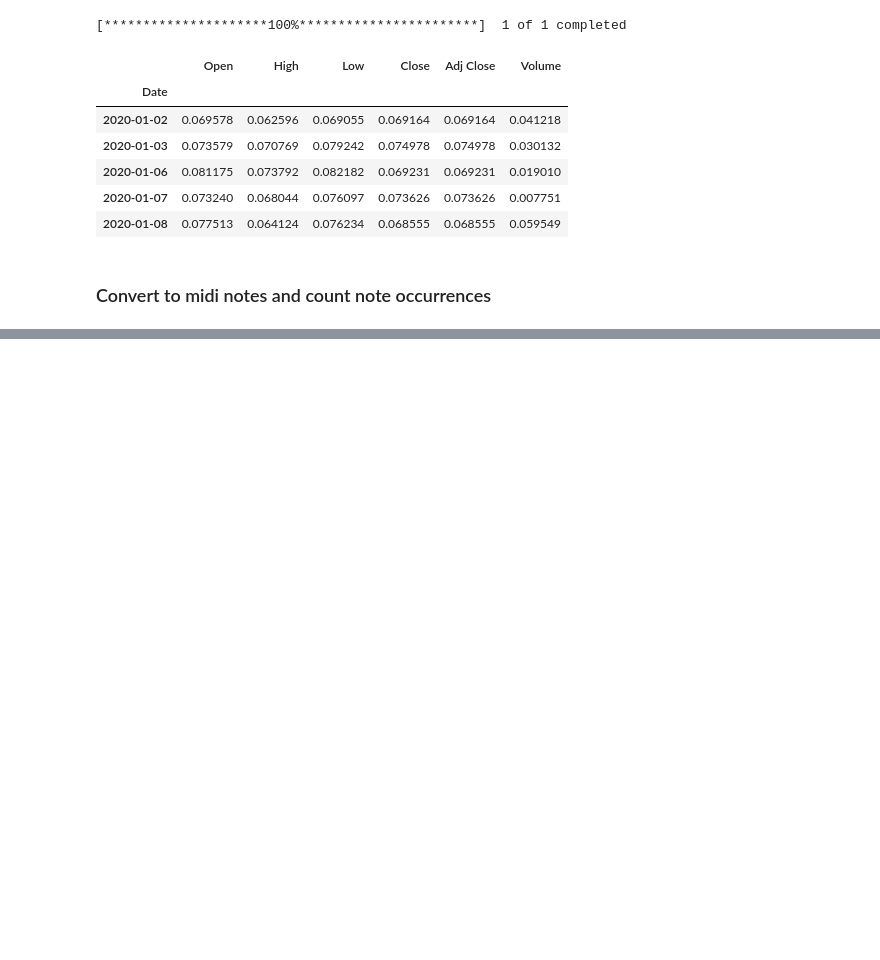
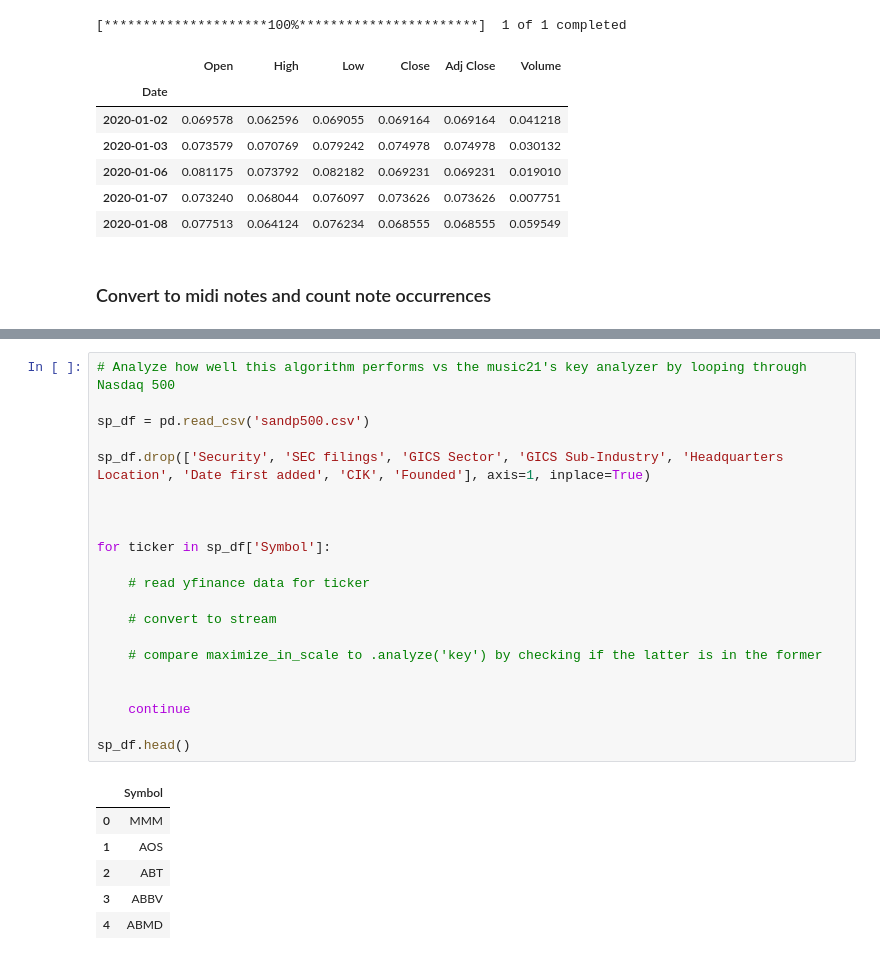
Before and after one commit to mknutsen/stock_midi_cv, a Jupyter notebook: notebooks/key_optimization.ipynb, the cells around one changed output, grey strips where cells are left out. Drawn from its saved outputs; the diff is of its cells as text; blank space fills up the shorter version.

```diff
--- a/notebooks/key_optimization.ipynb
+++ b/notebooks/key_optimization.ipynb
@@ -157,0 +196,28 @@ ValueError: too many values to unpack (expected 2)
+# %%
+# Analyze how well this algorithm performs vs the music21's key analyzer by looping through Nasdaq 500
+
+sp_df = pd.read_csv('sandp500.csv')
+
+sp_df.drop(['Security', 'SEC filings', 'GICS Sector', 'GICS Sub-Industry', 'Headquarters Location', 'Date first added', 'CIK', 'Founded'], axis=1, inplace=True)
+
+
+
+for ticker in sp_df['Symbol']:
+
+    # read yfinance data for ticker
+
+    # convert to stream
+
+    # compare maximize_in_scale to .analyze('key') by checking if the latter is in the former
+
+
+    continue
+
+sp_df.head()
+# %% [output]
+|  | Symbol |
+| 0 | MMM |
+| 1 | AOS |
+| 2 | ABT |
+| 3 | ABBV |
+| 4 | ABMD |
```
Also changed, not shown: parts of 14 cells of this notebook.
